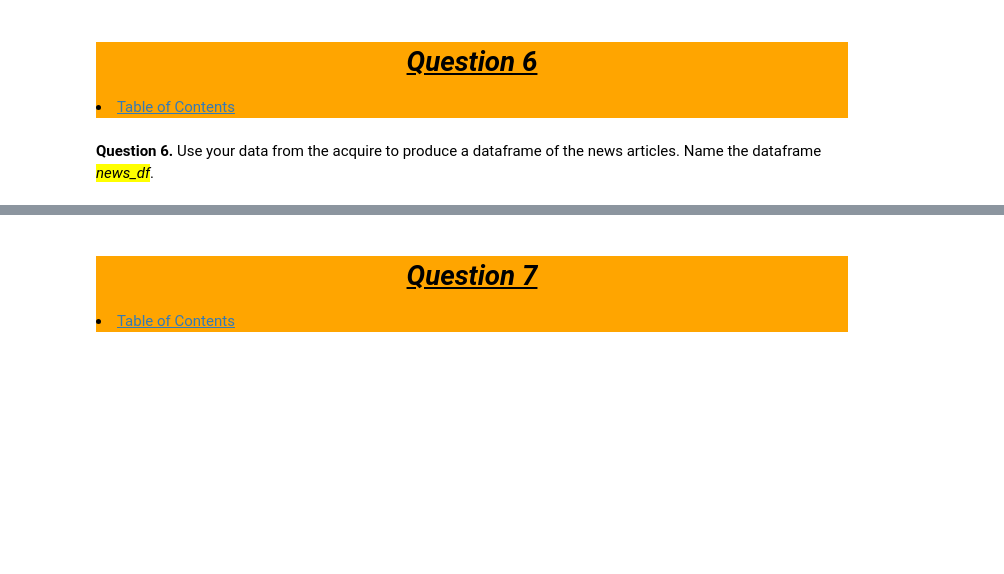
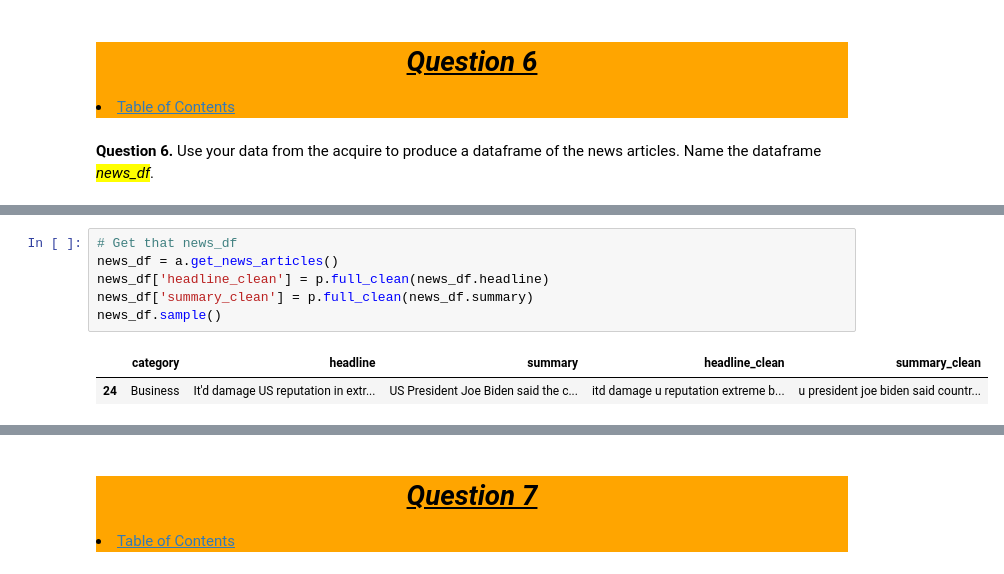
Before and after one commit to Jared-Wood135/natural-language-processing-exercises, a Jupyter notebook: prepare.ipynb, the cells around one changed output, grey strips where cells are left out. Cells and saved outputs as stored; diff of their text form; blank space fills up the shorter version.

```diff
--- a/prepare.ipynb
+++ b/prepare.ipynb
@@ -109,0 +324,9 @@ This function should define two optional parameters, <mark><i>extra_words</i></m
+# %%
+# Get that news_df
+news_df = a.get_news_articles()
+news_df['headline_clean'] = p.full_clean(news_df.headline)
+news_df['summary_clean'] = p.full_clean(news_df.summary)
+news_df.sample()
+# %% [output]
+|  | category | headline | summary | headline_clean | summary_clean |
+| 24 | Business | It'd damage US reputation in extr... | US President Joe Biden said the c... | itd damage u reputation extreme b... | u president joe biden said countr... |
```
Also changed, not shown: parts of 28 cells of this notebook, 1 other file.
